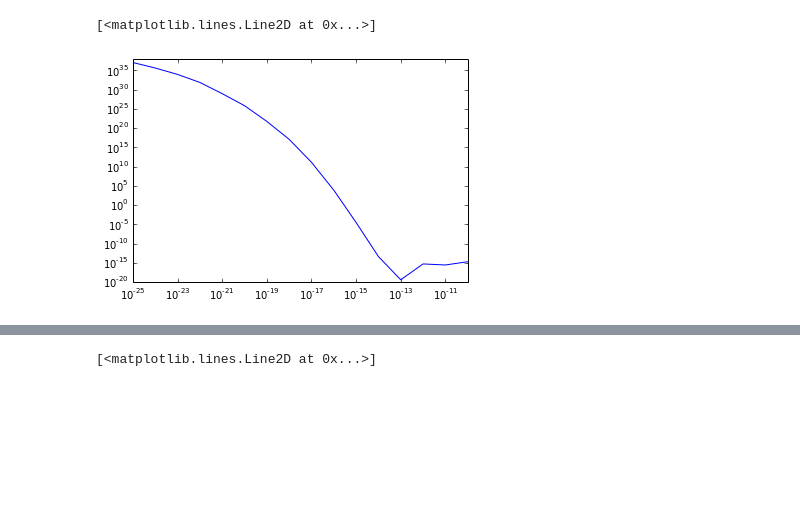
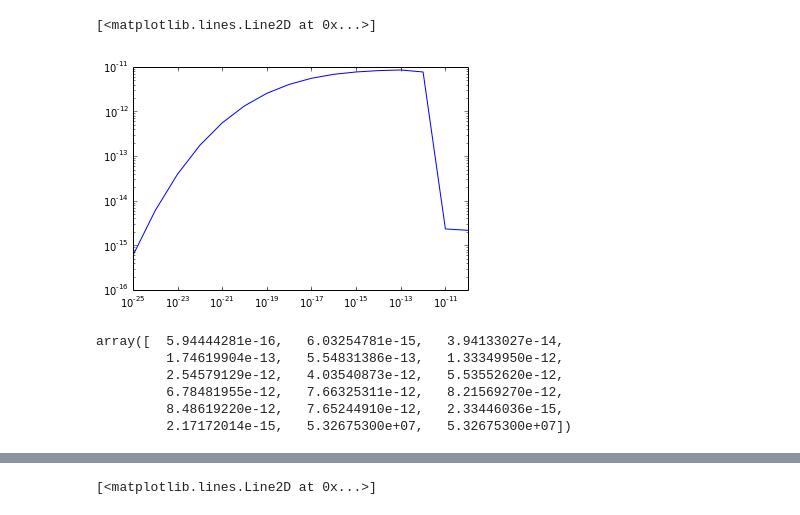
Before and after one commit to rahulporuri/project_work, a Jupyter notebook: Untitled0.ipynb, the cells around one changed output, grey strips where cells are left out. Saved outputs shown, nothing was run; the diff lists cells and outputs as text; code cells hidden in the pictures; blank space fills up the shorter version.

```diff
--- a/Untitled0.ipynb
+++ b/Untitled0.ipynb
@@ -13,17 +13,6 @@ a0 = 1e-05
 n0 = numpy.exp(25)
 p = 1
 # %%
-A = lambda N : a0*exp(x**2/2).subs(x,N).evalf()
-an = lambda n : a0*((1+(n/n0)**2)**p)
-
-aN = lambda N : an(n(N))
-h = lambda n : (sym.diff(an(x),x).subs(x,n).evalf())/(an(n)**2)
-H = lambda N : h(n(N))
-DH = lambda N : sym.diff(H(x),x).subs(x,N).evalf()
-
-fn = lambda n : sym.diff(sym.diff(an(x),x),x).subs(x,n).evalf()/an(n)
-fN = lambda N : fn(n(N))
-
 def DDhk(k0, N, hk0, Dhk0):
     return -((3.*N -(1./N) +(DH(N)/H(N)))*Dhk0 +(((k0*N)/(A(N)*H(N)))**2)*hk0)
 
@@ -52,8 +41,19 @@ k0 = k_min
 while k0 < k_max:
     print 'k0 = ', k0
 
+    A = lambda N : a0*exp(x**2/2).subs(x,N).evalf()
+    an = lambda n : a0*((1+(n/n0)**2)**p)
+
     nm = lambda N : -n0*((A(N)/a0)**(1./p)-1)**(1./2)
     n = lambda N : nm(N)
+
+    aN = lambda N : an(n(N))
+    h = lambda n : (sym.diff(an(x),x).subs(x,n).evalf())/(an(n)**2)
+    H = lambda N : h(n(N))
+    DH = lambda N : sym.diff(H(x),x).subs(x,N).evalf()
+
+    fn = lambda n : sym.diff(sym.diff(an(x),x),x).subs(x,n).evalf()/an(n)
+    fN = lambda N : fn(n(N))
 
     Nics = numpy.array([-4])
     for i in range(200):
@@ -68,7 +68,7 @@ while k0 < k_max:
 
     print 'got Nics, hk0 and Dhk0'
 
-    npts = 1000
+    npts = 5000
     step = (0-Nics)/(npts-1)
 
     print 'starting from Nics'
@@ -84,8 +84,19 @@ while k0 < k_max:
     print N-step, 0, hk0, Dhk0
     print 'half way there!'
 
+    A = lambda N : a0*exp(x**2/2).subs(x,N).evalf()
+    an = lambda n : a0*((1+(n/n0)**2)**p)
+
     np = lambda N : n0*((A(N)/a0)**(1./p)-1)**(1./2)
     n = lambda N : np(N)
+
+    aN = lambda N : an(n(N))
+    h = lambda n : (sym.diff(an(x),x).subs(x,n).evalf())/(an(n)**2)
+    H = lambda N : h(n(N))
+    DH = lambda N : sym.diff(H(x),x).subs(x,N).evalf()
+
+    fn = lambda n : sym.diff(sym.diff(an(x),x),x).subs(x,n).evalf()/an(n)
+    fN = lambda N : fn(n(N))
 
     step = (Nshss-0)/(npts-1)
 
@@ -122,10 +149,19 @@ half way there!
 # %%
 #plt.semilogy(numpy.absolute(k_vs_hk[1:]))
 ##numpy.absolute(k_vs_hk)
 k_list = numpy.array([10**(-25 + i) for i in range(16)])
 #print len(k_list), len(k_vs_hk)
-TPS = [8*(k_list[i])**3/(2*numpy.pi**2)*(numpy.absolute(k_vs_hk[i+1]))**2 for i in range(len(N_over))]
+TPS = [8*(k_list[i])**3/(2*numpy.pi**2)*(numpy.absolute(k_vs_hk[i+1]))**2 for i in range(len(k_list))]
 plt.loglog(k_list,TPS)
 # %% [output]
 [<matplotlib.lines.Line2D at 0x...>]
-[figure, old version]
+[figure, new version]
+# %%
+numpy.absolute(TPS)
+# %% [output]
+array([  5.94444281e-16,   6.03254781e-15,   3.94133027e-14,
+         1.74619904e-13,   5.54831386e-13,   1.33349950e-12,
+         2.54579129e-12,   4.03540873e-12,   5.53552620e-12,
+         6.78481955e-12,   7.66325311e-12,   8.21569270e-12,
+         8.48619220e-12,   7.65244910e-12,   2.33446036e-15,
+         2.17172014e-15,   5.32675300e+07,   5.32675300e+07])
```
Also changed, not shown: parts of 3 cells of this notebook.
